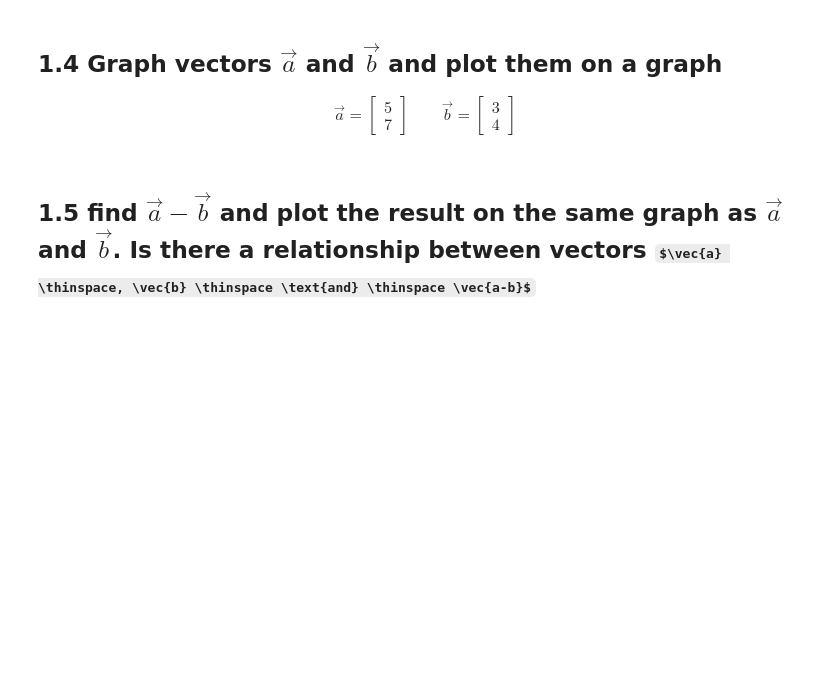
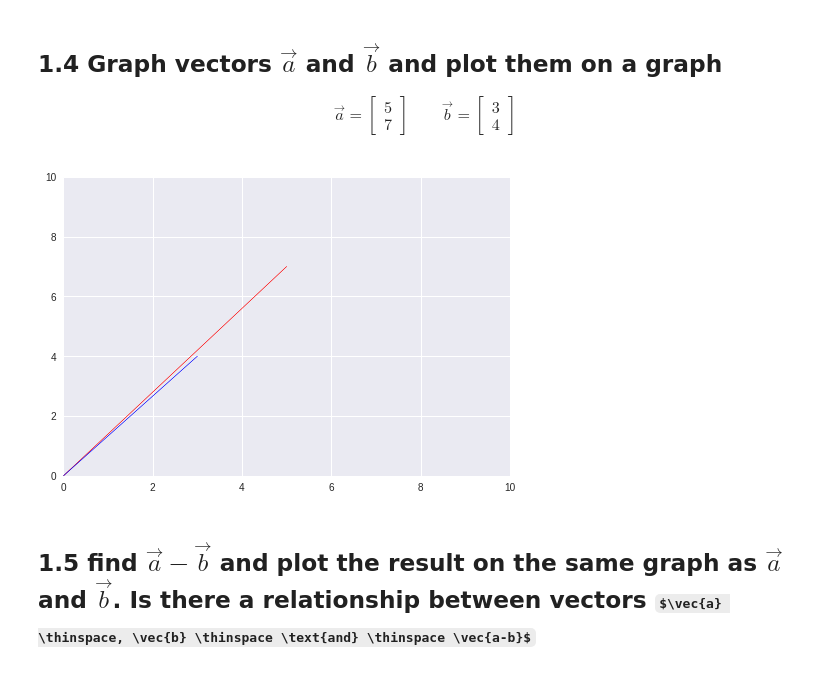
Before and after one commit to bloominstituteoftechnology/DS-Unit-1-Sprint-4-Linear-Algebra, a Jupyter notebook: module1-linear-algebra-review/Linear_Algebra_Assignment.ipynb, the cells around one changed output. Saved outputs shown, nothing was run; the diff lists cells and outputs as text; code cells hidden in the pictures; some formulas as TeX source; blank space fills up the shorter version.

```diff
--- a/module1-linear-algebra-review/Linear_Algebra_Assignment.ipynb
+++ b/module1-linear-algebra-review/Linear_Algebra_Assignment.ipynb
@@ -16,5 +66,18 @@ For the questions below it is not sufficient to simply provide answer to the que
 \qquad
 \vec{b} = \begin{bmatrix} 3 \\4 \end{bmatrix}
 \end{align}
+# %%
+a = np.array([5,7])
+b = np.array([3,4])
+
+fig = plt.figure()
+ax = fig.add_subplot(111)
+ax.arrow(0,0,a[0],a[1],color='r')
+ax.arrow(0,0,b[0],b[1],color='b')
+ax.set_xlim([0.0, 10.0])
+ax.set_ylim([0.0, 10.0])
+plt.show()
+# %% [output]
+[figure, added]
 # %% [markdown]
 ## 1.5 find $\vec{a} - \vec{b}$ and plot the result on the same graph as $\vec{a}$ and $\vec{b}$. Is there a relationship between vectors $\vec{a} \thinspace, \vec{b} \thinspace \text{and} \thinspace \vec{a-b}$
```
Also changed, not shown: parts of 16 cells of this notebook.
